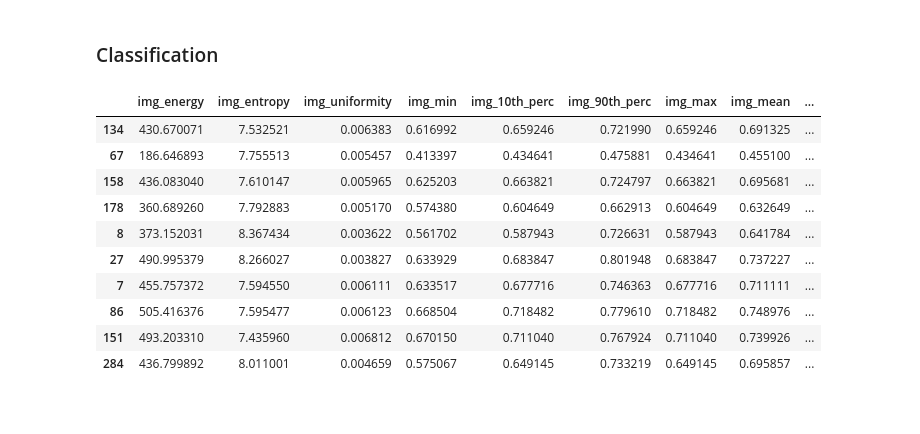
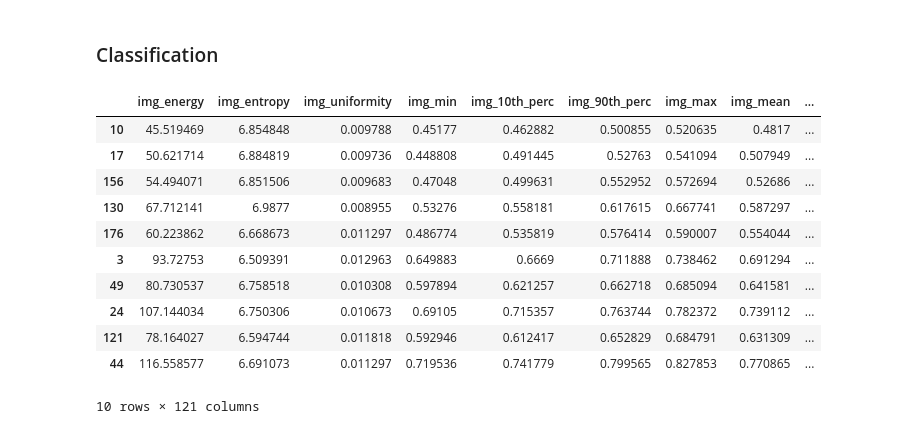
Before and after one commit to joaco18/calc-det, a Jupyter notebook: notebooks/[TEST]Feature_Extraction.ipynb, the cells around one changed output. Drawn from its saved outputs; the diff is of its cells as text; code cells hidden in the pictures.

```diff
--- a/notebooks/[TEST]Feature_Extraction.ipynb
+++ b/notebooks/[TEST]Feature_Extraction.ipynb
@@ -58,13 +56,13 @@ gabor_params = {'scale': 2, 'orientation': 3,
                 'max_freq': 0.2, 'ksize': (20, 20), 'sigma': 3}
 wavelet_params = {'angles': [0]}
 
-cfe = CandidatesFeatureExtraction(patch_size=30, fos=True, center_crop_size=7)
+cfe = CandidatesFeatureExtraction(patch_size=14, fos=True, gabor_params=gabor_params, wavelet_params=wavelet_params, center_crop_size=7)
 # %% [markdown]
 ### FE
 # %%
 idx = 0
 fdf = []
-for idx in tqdm(range(3)):
+for idx in tqdm(range(len(db))):
     # extracting data
     db_sample = db[idx]
     image = db_sample['img']
@@ -83,6 +81,8 @@ for idx in tqdm(range(3)):
     # classification
 
     fdf.append(res)
+
+all_data_df = pd.concat(fdf)
 # %% [markdown]
 ### Classification
 # %%
@@ -93,17 +93,18 @@ from sklearn.metrics import f1_score, roc_auc_score
 from sklearn.preprocessing import MinMaxScaler
 # %%
 all_data_df = pd.concat(fdf).sample(frac=1)  # merge and shuffle
-data = all_data_df.drop(columns=['coordinates'])
+data = all_data_df.drop(columns=['patch_coordinates'])
 data.head(10)
 # %% [output]
 |  | img_energy | img_entropy | img_uniformity | img_min | img_10th_perc | img_90th_perc | img_max | img_mean | ... |
-| 134 | 430.670071 | 7.532521 | 0.006383 | 0.616992 | 0.659246 | 0.721990 | 0.659246 | 0.691325 | ... |
-| 67 | 186.646893 | 7.755513 | 0.005457 | 0.413397 | 0.434641 | 0.475881 | 0.434641 | 0.455100 | ... |
-| 158 | 436.083040 | 7.610147 | 0.005965 | 0.625203 | 0.663821 | 0.724797 | 0.663821 | 0.695681 | ... |
-| 178 | 360.689260 | 7.792883 | 0.005170 | 0.574380 | 0.604649 | 0.662913 | 0.604649 | 0.632649 | ... |
-| 8 | 373.152031 | 8.367434 | 0.003622 | 0.561702 | 0.587943 | 0.726631 | 0.587943 | 0.641784 | ... |
-| 27 | 490.995379 | 8.266027 | 0.003827 | 0.633929 | 0.683847 | 0.801948 | 0.683847 | 0.737227 | ... |
-| 7 | 455.757372 | 7.594550 | 0.006111 | 0.633517 | 0.677716 | 0.746363 | 0.677716 | 0.711111 | ... |
-| 86 | 505.416376 | 7.595477 | 0.006123 | 0.668504 | 0.718482 | 0.779610 | 0.718482 | 0.748976 | ... |
-| 151 | 493.203310 | 7.435960 | 0.006812 | 0.670150 | 0.711040 | 0.767924 | 0.711040 | 0.739926 | ... |
-| 284 | 436.799892 | 8.011001 | 0.004659 | 0.575067 | 0.649145 | 0.733219 | 0.649145 | 0.695857 | ... |
+| 10 | 45.519469 | 6.854848 | 0.009788 | 0.45177 | 0.462882 | 0.500855 | 0.520635 | 0.4817 | ... |
+| 17 | 50.621714 | 6.884819 | 0.009736 | 0.448808 | 0.491445 | 0.52763 | 0.541094 | 0.507949 | ... |
+| 156 | 54.494071 | 6.851506 | 0.009683 | 0.47048 | 0.499631 | 0.552952 | 0.572694 | 0.52686 | ... |
+| 130 | 67.712141 | 6.9877 | 0.008955 | 0.53276 | 0.558181 | 0.617615 | 0.667741 | 0.587297 | ... |
+| 176 | 60.223862 | 6.668673 | 0.011297 | 0.486774 | 0.535819 | 0.576414 | 0.590007 | 0.554044 | ... |
+| 3 | 93.72753 | 6.509391 | 0.012963 | 0.649883 | 0.6669 | 0.711888 | 0.738462 | 0.691294 | ... |
+| 49 | 80.730537 | 6.758518 | 0.010308 | 0.597894 | 0.621257 | 0.662718 | 0.685094 | 0.641581 | ... |
+| 24 | 107.144034 | 6.750306 | 0.010673 | 0.69105 | 0.715357 | 0.763744 | 0.782372 | 0.739112 | ... |
+| 121 | 78.164027 | 6.594744 | 0.011818 | 0.592946 | 0.612417 | 0.652829 | 0.684791 | 0.631309 | ... |
+| 44 | 116.558577 | 6.691073 | 0.011297 | 0.719536 | 0.741779 | 0.799565 | 0.827853 | 0.770865 | ... |
+10 rows × 121 columns
```
Also changed, not shown: parts of 16 cells of this notebook, 3 other files.
